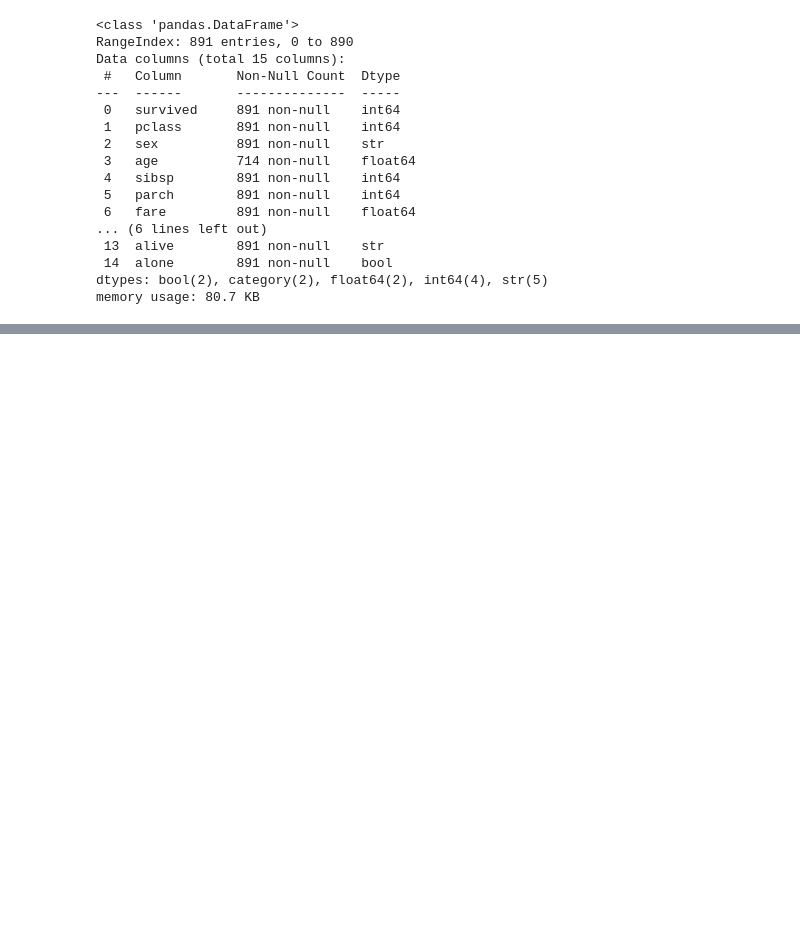
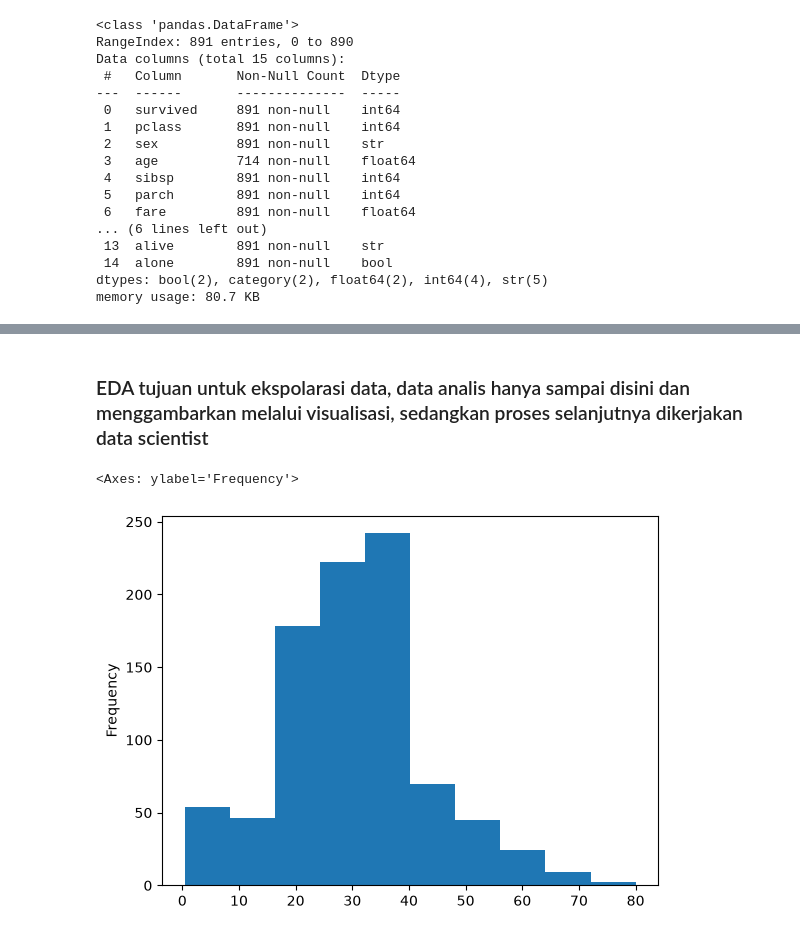
Before and after one commit to marlinps/dsml, a Jupyter notebook: day_2.ipynb, the cells around one changed output, grey strips where cells are left out. Cells and saved outputs as stored; diff of their text form; code cells hidden in the pictures; blank space fills up the shorter version.

```diff
--- a/day_2.ipynb
+++ b/day_2.ipynb
@@ -73,0 +212,13 @@ df = df[~df.index.isin(rows_to_drop)].copy()
+# %% [markdown]
+### EDA tujuan untuk ekspolarasi data, data analis hanya sampai disini dan menggambarkan melalui visualisasi, sedangkan proses selanjutnya dikerjakan data scientist
+# %%
+# df.groupby('sex')['age'].mean().plot.bar() # menghitung rata-rata usia berdasarkan kolom 'sex'
+
+df.groupby('embark_town')['fare'].agg(['mean', 'max']) # menghitung rata-rata dan nilai maksimum fare berdasarkan embark_town
+
+df.groupby('embark_town').agg({'age':'mean', 'fare':'median'}) # menghitung rata-rata usia dan median fare berdasarkan embark_town
+
+df['age'].plot.hist() # membuat histogram untuk kolom 'age'
+# %% [output]
+<Axes: ylabel='Frequency'>
+[figure, added]
```
Also changed, not shown: parts of 22 cells of this notebook.
